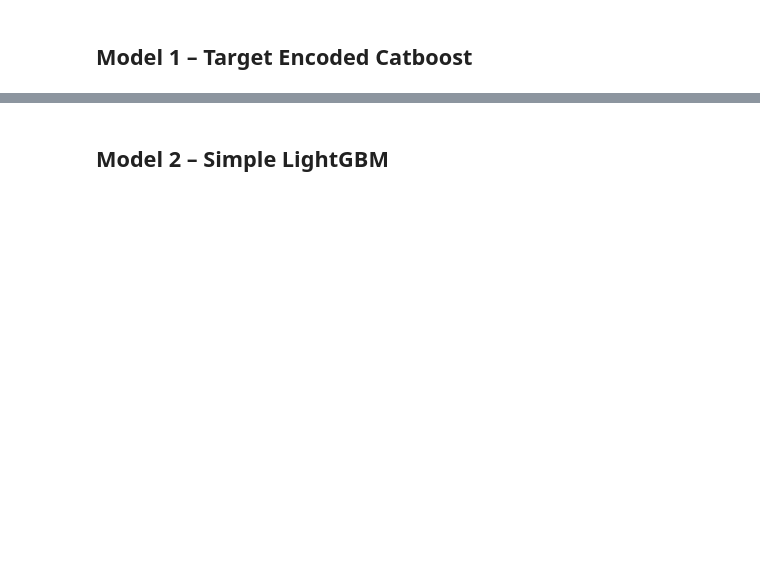
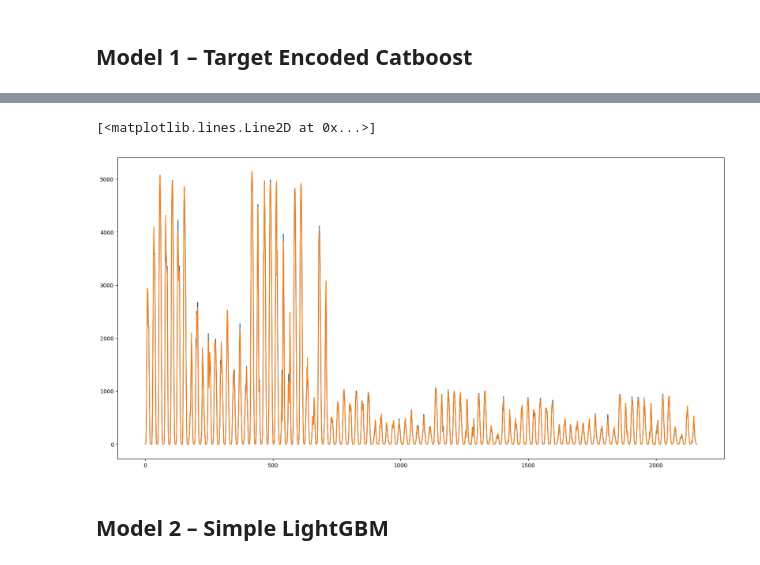
Before and after one commit to mathiasraa/tdt4173-forecasting, a Jupyter notebook: submission/Short_notebook_1.ipynb, the cells around one changed output, grey strips where cells are left out. Saved outputs shown, nothing was run; the diff lists cells and outputs as text; code cells hidden in the pictures; blank space fills up the shorter version.

```diff
--- a/submission/Short_notebook_1.ipynb
+++ b/submission/Short_notebook_1.ipynb
@@ -472,3 +569,7 @@ for loc in locations:
 # %%
 # Dictionary of all model predictions for final ensambling
 test_result = {}
+# %%
+best_submission = pd.read_csv("../data/results/2023-11-10 09:58:08.412829-ensamble.csv")
+old_test_result = pd.read_pickle("../data/results/cleaned_test_results.pkl")
+old_test_result
@@ -487,8 +631,6 @@ drop_cols = [
     "date_forecast",
     "clear_sky_rad:W",
 ]
-
-data_general_catboost_target_encoded["pv_measurement"] = data_general_catboost_target_encoded["pv_measurement"]
 
 mean_target = (
     data_general_catboost_target_encoded[
@@ -506,26 +648,12 @@ data_general_catboost_target_encoded[
     lambda x: location_mapping.get((x["location"], x["month"], x["hour"]), None), axis=1
 )
 
-
 data_general_catboost_target_encoded = data_general_catboost_target_encoded.drop(
     drop_cols, axis=1
 )
 
-ignore_cols = [
-    "location",
-    "dew_or_rime:idx",
-    "is_day:idx",
-    "is_in_shadow:idx",
-    "pv_measurement",
-    "data_type",
-]
-
-cols = [
-    col for col in data_general_catboost_target_encoded.columns if col not in ignore_cols
-]
-
 data_general_catboost_target_encoded, _, y_scaler = scale_data(
-    data_general_catboost_target_encoded, cols=cols
+    data_general_catboost_target_encoded
 )
 
 # Create training and test data
@@ -545,7 +673,6 @@ test = (
 )
 # %%
 pv_measurement = train["pv_measurement"]
-train.drop("pv_measurement", axis=1, inplace=True)
 
 cat_features = [0]
 model_params = {
@@ -553,6 +680,7 @@ model_params = {
     "depth": 9,
     "loss_function": "MAE",
     "cat_features": cat_features,
+    "random_state": 25
 }
 
 # Initialize lists to store the predictions
@@ -560,10 +688,10 @@ all_preds = pd.DataFrame()
 temp_test_result = []
 
 # Create a CatBoostRegressor instance for this fold
-model = catboost.CatBoostRegressor(**model_params)
+model = cb.CatBoostRegressor(**model_params)
 
 # Fit the model
-model.fit(train, pv_measurement)
+model.fit(train.drop("pv_measurement", axis=1), pv_measurement)
 
 # Get predictions for the validation set
 preds = model.predict(test)
@@ -571,9 +717,21 @@ preds = model.predict(test)
 test_result["encoded_catboost"] = pd.DataFrame(
     y_scaler.inverse_transform(preds.reshape(-1, 1)), columns=["pv_measurement"]
 )
-test_result["encoded_catboost"]["pv_measurement"] = test_result[
-    "encoded_catboost"
-].values
+test_result["encoded_catboost"]["location"] = data_simple[
+    data_simple.data_type == "test"
+].location.to_list()
+test_result["encoded_catboost"] = (
+    test_result["encoded_catboost"]
+    .reset_index()
+    .sort_values(["location", "index"])["pv_measurement"]
+)
+# %%
+plt.figure(figsize=(20, 10))
+plt.plot(old_test_result["encoded_catboost"])
+plt.plot(test_result["encoded_catboost"].values)
+# %% [output]
+[<matplotlib.lines.Line2D at 0x...>]
+[figure, added]
 # %% [markdown]
 ## Model 2 – Simple LightGBM
 # %%
```
Also changed, not shown: parts of 43 cells of this notebook.
